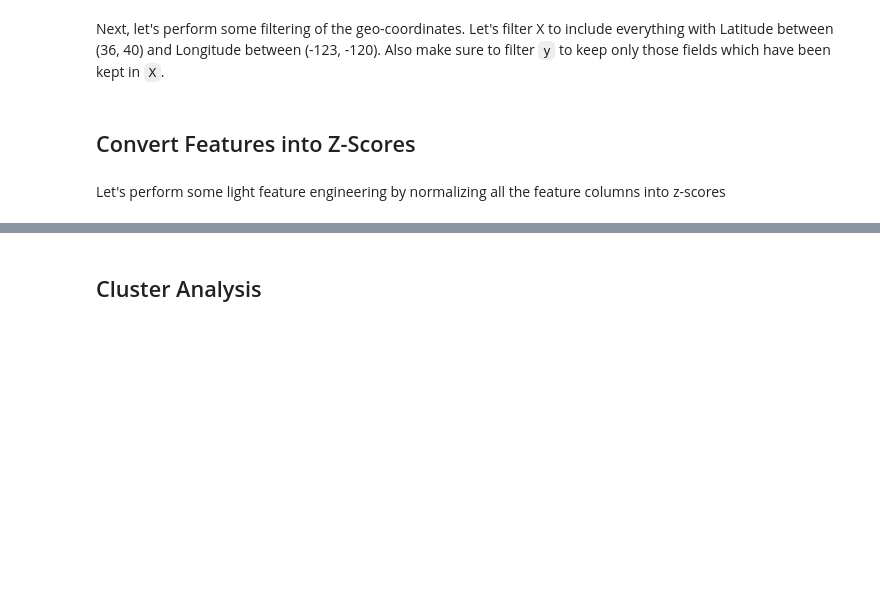
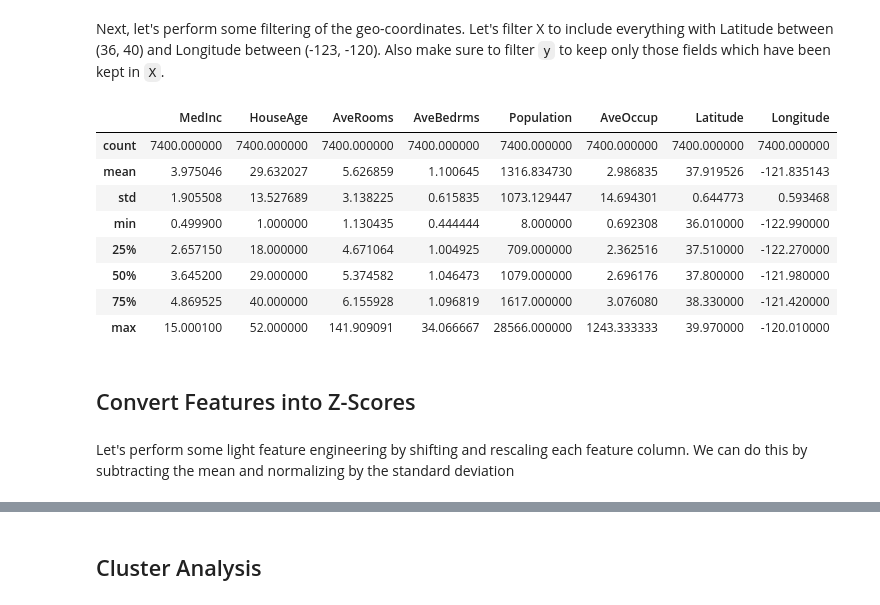
Before and after one commit to JohnZed/odsc-west-2020, a Jupyter notebook: ca_housing_worked.ipynb, the cells around one changed output, grey strips where cells are left out. Cells and saved outputs as stored; diff of their text form; code cells hidden in the pictures; blank space fills up the shorter version.

Commit message:
Some light updates

```diff
--- a/ca_housing_worked.ipynb
+++ b/ca_housing_worked.ipynb
@@ -69,10 +69,22 @@ Next, let's perform some filtering of the geo-coordinates. Let's filter X to inc
 # %%
 X = X.query('Latitude > 36 and Latitude < 40 and Longitude > -123 and Longitude < -120')
 y = y[X.index]
+# %%
+X.describe()
+# %% [output]
+|  | MedInc | HouseAge | AveRooms | AveBedrms | Population | AveOccup | Latitude | Longitude |
+| count | 7400.000000 | 7400.000000 | 7400.000000 | 7400.000000 | 7400.000000 | 7400.000000 | 7400.000000 | 7400.000000 |
+| mean | 3.975046 | 29.632027 | 5.626859 | 1.100645 | 1316.834730 | 2.986835 | 37.919526 | -121.835143 |
+| std | 1.905508 | 13.527689 | 3.138225 | 0.615835 | 1073.129447 | 14.694301 | 0.644773 | 0.593468 |
+| min | 0.499900 | 1.000000 | 1.130435 | 0.444444 | 8.000000 | 0.692308 | 36.010000 | -122.990000 |
+| 25% | 2.657150 | 18.000000 | 4.671064 | 1.004925 | 709.000000 | 2.362516 | 37.510000 | -122.270000 |
+| 50% | 3.645200 | 29.000000 | 5.374582 | 1.046473 | 1079.000000 | 2.696176 | 37.800000 | -121.980000 |
+| 75% | 4.869525 | 40.000000 | 6.155928 | 1.096819 | 1617.000000 | 3.076080 | 38.330000 | -121.420000 |
+| max | 15.000100 | 52.000000 | 141.909091 | 34.066667 | 28566.000000 | 1243.333333 | 39.970000 | -120.010000 |
 # %% [markdown]
 ## Convert Features into Z-Scores
 # %% [markdown]
-Let's perform some light feature engineering by normalizing all the feature columns into z-scores
+Let's perform some light feature engineering by shifting and rescaling each feature column. We can do this by subtracting the mean and normalizing by the standard deviation
 # %%
 for col in X.columns:
     X[col] = ((X[col] - X[col].mean()) / X[col].std()).astype('float32')
```
Also changed, not shown: parts of 14 cells of this notebook, 1 other file.
